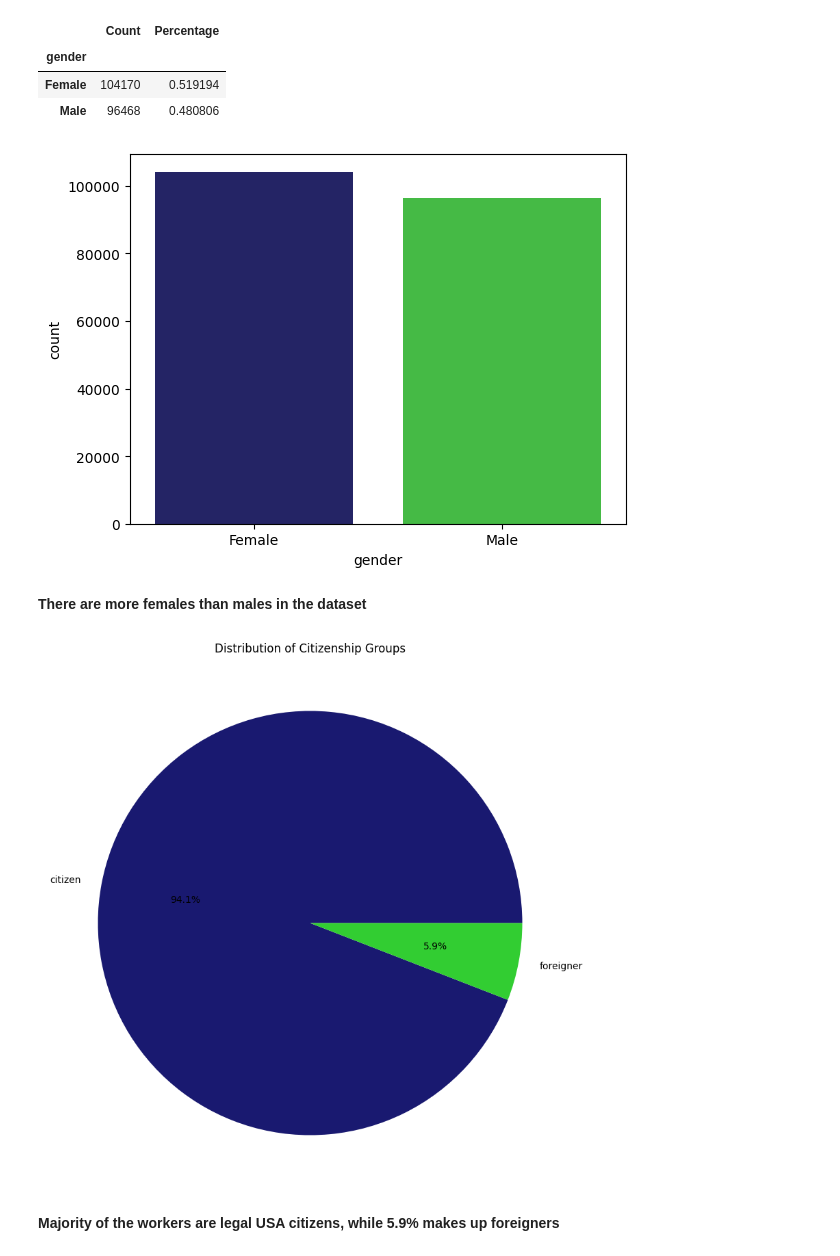
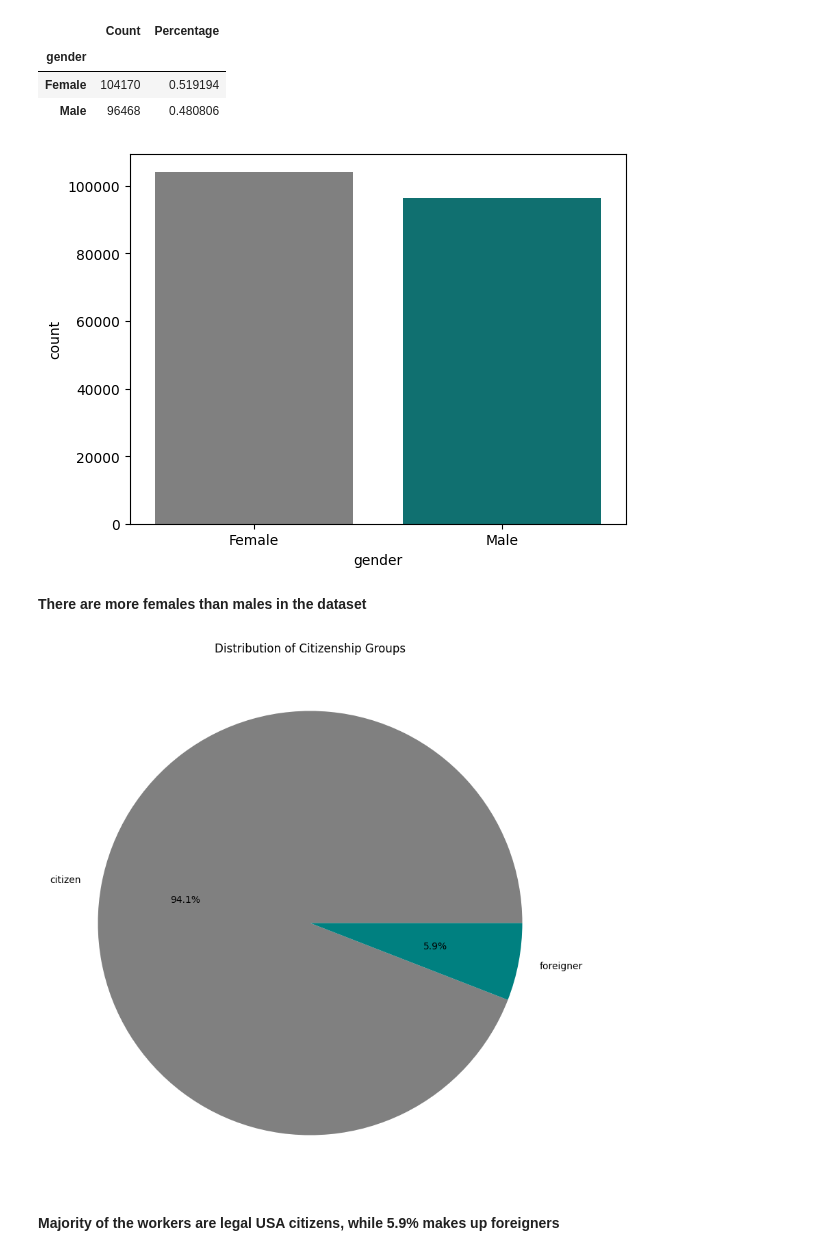
Before and after one commit to Faith-theAnalyst/Capstone_Project_Income_Prediction_Challenge, a Jupyter notebook: Code/Starter_notebook (2).ipynb, the cells around one changed output. Saved outputs shown, nothing was run; the diff lists cells and outputs as text; code cells hidden in the pictures.

```diff
--- a/Code/Starter_notebook (2).ipynb
+++ b/Code/Starter_notebook (2).ipynb
@@ -149,7 +145,7 @@ df_var
 __This definitions give a clear guidance and understanding on what to expect in each column__
 # %%
 # Reading train and test datasets
-df = pd.read_csv('./Data/Train.csv')
+df = pd.read_csv('../Data/Train.csv')
 df.head()
 # %% [output]
 |  | ID | age | gender | education | class | education_institute | marital_status | race | ... |
@@ -651,3 +635,7 @@ __All missing values have been handled in both datasets__
+# %%
+# Replacing 'NA' values with 'Do not know'
+df['is_hispanic'] = df['is_hispanic'].replace('NA', 'Do not know')
+df_test['is_hispanic'] = df_test['is_hispanic'].replace('NA', 'Do not know')
 # %%
 df['education'].unique()
 # %% [output]
@@ -768,21 +749,21 @@ results_df
 | Female | 104170 | 0.519194 |
 | Male | 96468 | 0.480806 |
 # %%
-sns.countplot(data=df, x='gender', palette=['midnightblue', 'limegreen'])
+sns.countplot(data=df, x='gender', palette=['grey', 'teal'])
 plt.show()
 # %% [output]
-[figure, old version]
+[figure, new version]
 # %% [markdown]
 __There are more females than males in the dataset__
 # %%
 # Plot a pie chart with viridis blue and green
-palette = ['midnightblue', 'limegreen']
+palette = ['grey', 'teal']
 plt.figure(figsize=(10, 12))
 plt.pie(df['citizenship'].value_counts(),labels=df['citizenship'].value_counts().index, autopct='%1.1f%%', colors=palette)
 plt.title('Distribution of Citizenship Groups')
 plt.show()
 # %% [output]
-[figure, old version]
+[figure, new version]
 # %% [markdown]
 __Majority of the workers are legal USA citizens, while 5.9% makes up foreigners__
 # %% [markdown]
```
Also changed, not shown: parts of 52 cells of this notebook, 9 other files.
